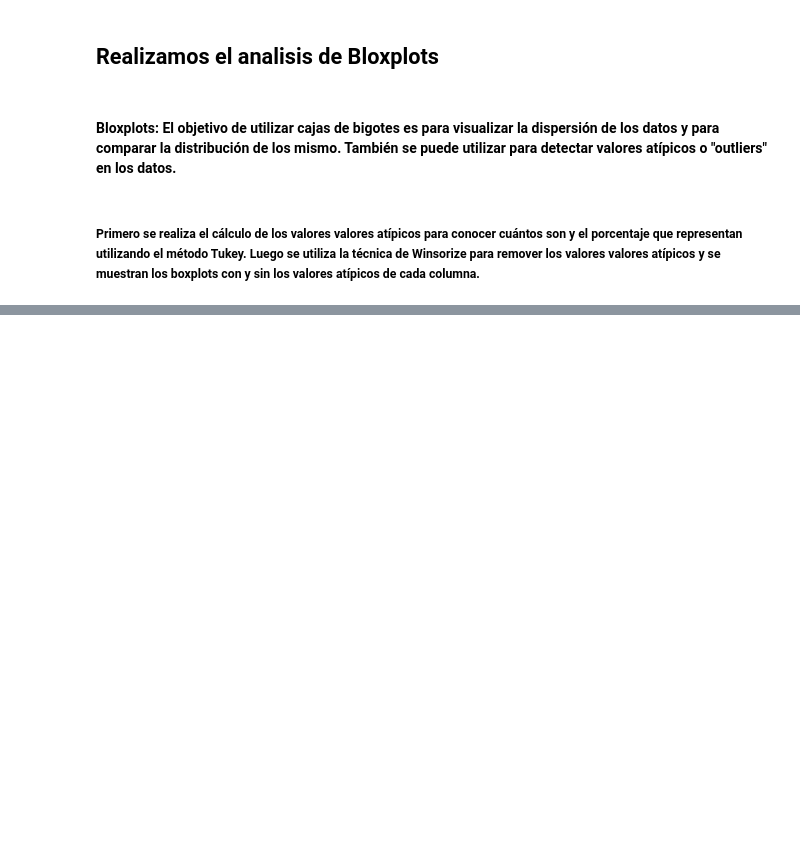
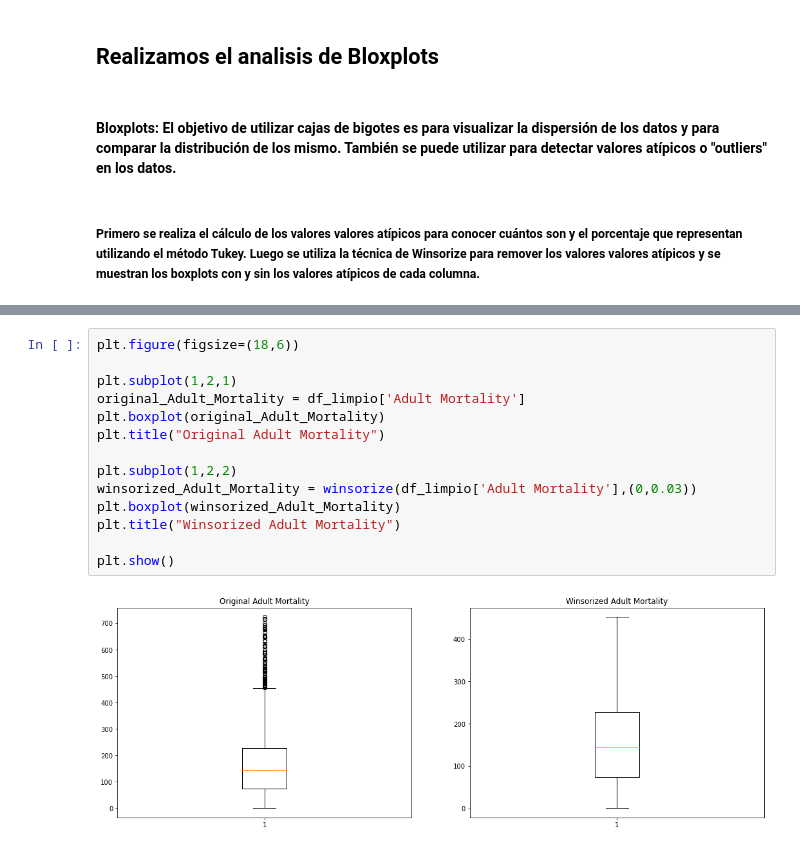
Before and after one commit to rovin-2/Analis-Esperanza-de-Vida-Con-Python, a Jupyter notebook: Analisis_Esperanza_de_Vida.ipynb, the cells around one changed output, grey strips where cells are left out. Cells and saved outputs as stored; diff of their text form; blank space fills up the shorter version.

```diff
--- a/Analisis_Esperanza_de_Vida.ipynb
+++ b/Analisis_Esperanza_de_Vida.ipynb
@@ -184,0 +224,16 @@ for columna_o in bp_cols.keys():
+# %%
+plt.figure(figsize=(18,6))
+
+plt.subplot(1,2,1)
+original_Adult_Mortality = df_limpio['Adult Mortality']
+plt.boxplot(original_Adult_Mortality)
+plt.title("Original Adult Mortality")
+
+plt.subplot(1,2,2)
+winsorized_Adult_Mortality = winsorize(df_limpio['Adult Mortality'],(0,0.03))
+plt.boxplot(winsorized_Adult_Mortality)
+plt.title("Winsorized Adult Mortality")
+
+plt.show()
+# %% [output]
+[figure, added]
```
Also changed, not shown: parts of 21 cells of this notebook.
